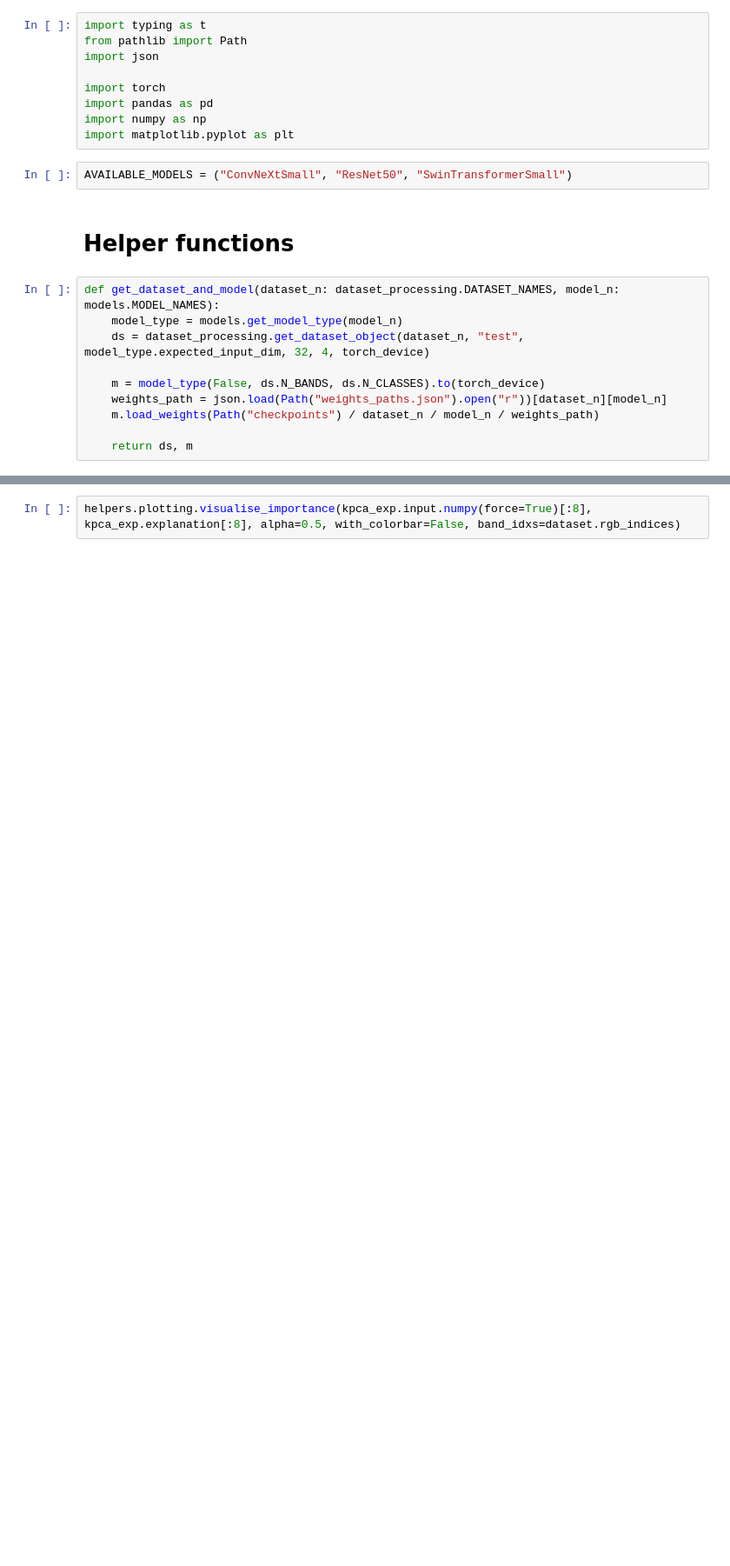
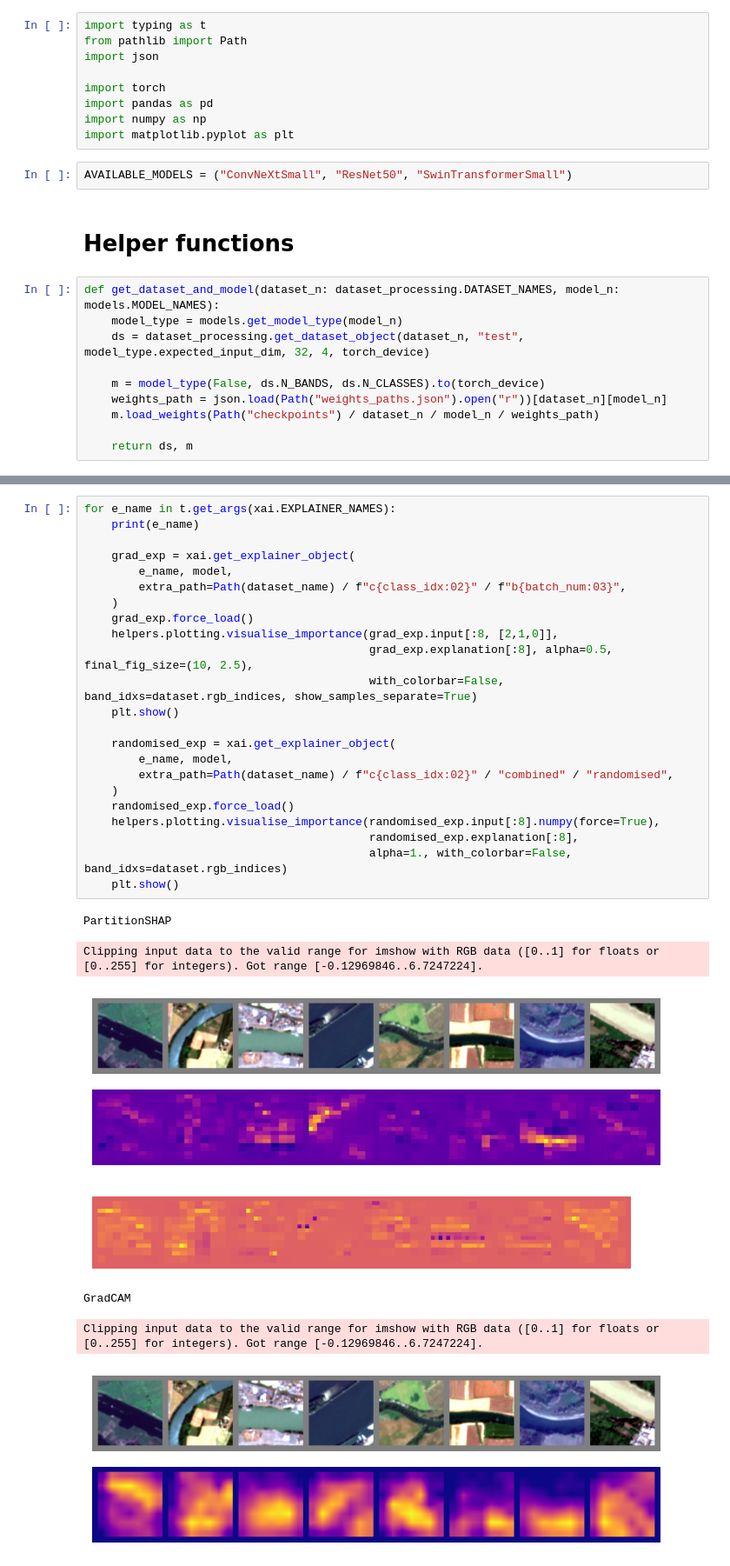
Before and after one commit to tameTNT/evaluating-xai-remote-sensing, a Jupyter notebook: notebooks/results_to_back_up_exploration.ipynb, the cells around one changed output, grey strips where cells are left out. Shown at 87% size. Cells and saved outputs as stored; diff of their text form; blank space fills up the shorter version.

Commit message:
📊 Visualise first two metric examples

```diff
--- a/notebooks/results_to_back_up_exploration.ipynb
+++ b/notebooks/results_to_back_up_exploration.ipynb
@@ -58,2 +62,31 @@ helpers.plotting.show_image(kpca_exp.input[:8])
-# %%
-helpers.plotting.visualise_importance(kpca_exp.input.numpy(force=True)[:8], kpca_exp.explanation[:8], alpha=0.5, with_colorbar=False, band_idxs=dataset.rgb_indices)
+# %%
+for e_name in t.get_args(xai.EXPLAINER_NAMES):
+    print(e_name)
+
+    grad_exp = xai.get_explainer_object(
+        e_name, model,
+        extra_path=Path(dataset_name) / f"c{class_idx:02}" / f"b{batch_num:03}",
+    )
+    grad_exp.force_load()
+    helpers.plotting.visualise_importance(grad_exp.input[:8, [2,1,0]],
+                                          grad_exp.explanation[:8], alpha=0.5, final_fig_size=(10, 2.5),
+                                          with_colorbar=False, band_idxs=dataset.rgb_indices, show_samples_separate=True)
+    plt.show()
+
+    randomised_exp = xai.get_explainer_object(
+        e_name, model,
+        extra_path=Path(dataset_name) / f"c{class_idx:02}" / "combined" / "randomised",
+    )
+    randomised_exp.force_load()
+    helpers.plotting.visualise_importance(randomised_exp.input[:8].numpy(force=True),
+                                          randomised_exp.explanation[:8],
+                                          alpha=1., with_colorbar=False, band_idxs=dataset.rgb_indices)
+    plt.show()
+# %% [output]
+PartitionSHAP
+Clipping input data to the valid range for imshow with RGB data ([0..1] for floats or [0..255] for integers). Got range [-0.12969846..6.7247224].
+[figure, added]
+[figure, added]
+GradCAM
+Clipping input data to the valid range for imshow with RGB data ([0..1] for floats or [0..255] for integers). Got range [-0.12969846..6.7247224].
+[figure, added]
```
Also changed, not shown: parts of 20 cells of this notebook, 2 other files.
